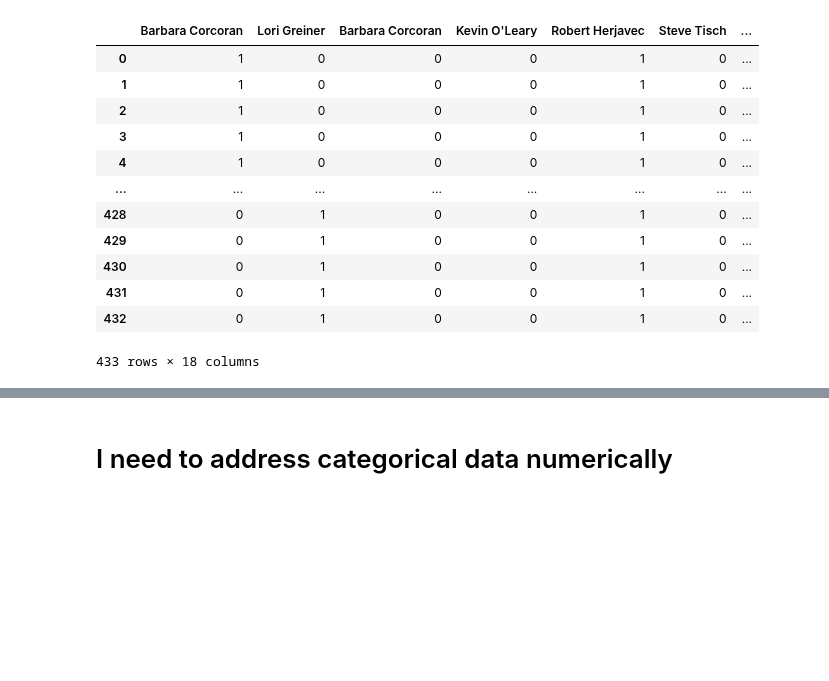
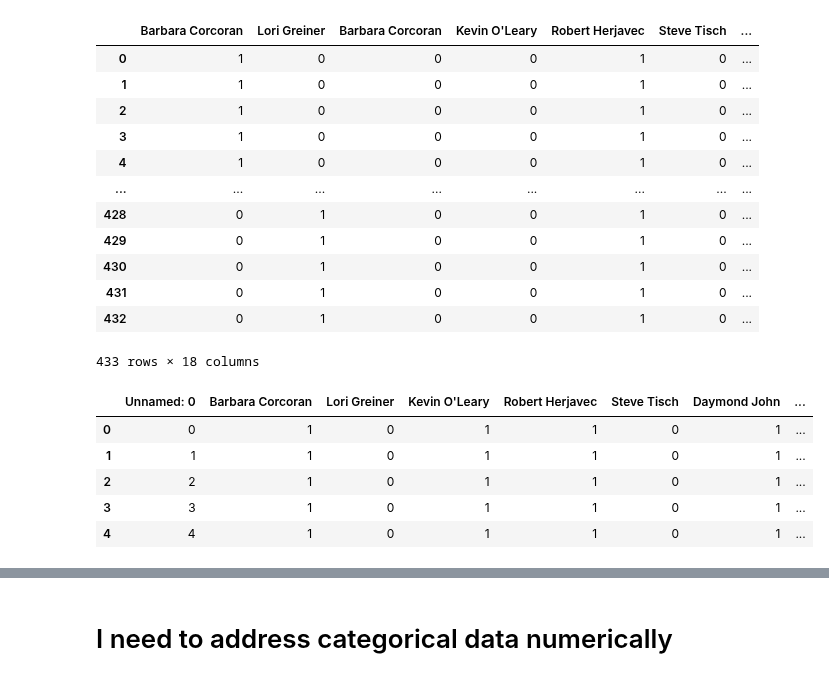
Before and after one commit to ArielJosephCohen/shark_tank, a Jupyter notebook: first_model.ipynb, the cells around one changed output, grey strips where cells are left out. Saved outputs shown, nothing was run; the diff lists cells and outputs as text; code cells hidden in the pictures; blank space fills up the shorter version.

```diff
--- a/first_model.ipynb
+++ b/first_model.ipynb
@@ -583,0 +597,9 @@ sharks_df
+# %%
+sharks_df.head()
+# %% [output]
+|  | Unnamed: 0 | Barbara Corcoran | Lori Greiner | Kevin O'Leary | Robert Herjavec | Steve Tisch | Daymond John | ... |
+| 0 | 0 | 1 | 0 | 1 | 1 | 0 | 1 | ... |
+| 1 | 1 | 1 | 0 | 1 | 1 | 0 | 1 | ... |
+| 2 | 2 | 1 | 0 | 1 | 1 | 0 | 1 | ... |
+| 3 | 3 | 1 | 0 | 1 | 1 | 0 | 1 | ... |
+| 4 | 4 | 1 | 0 | 1 | 1 | 0 | 1 | ... |
```
Also changed, not shown: parts of 20 cells of this notebook, 1 other file.
